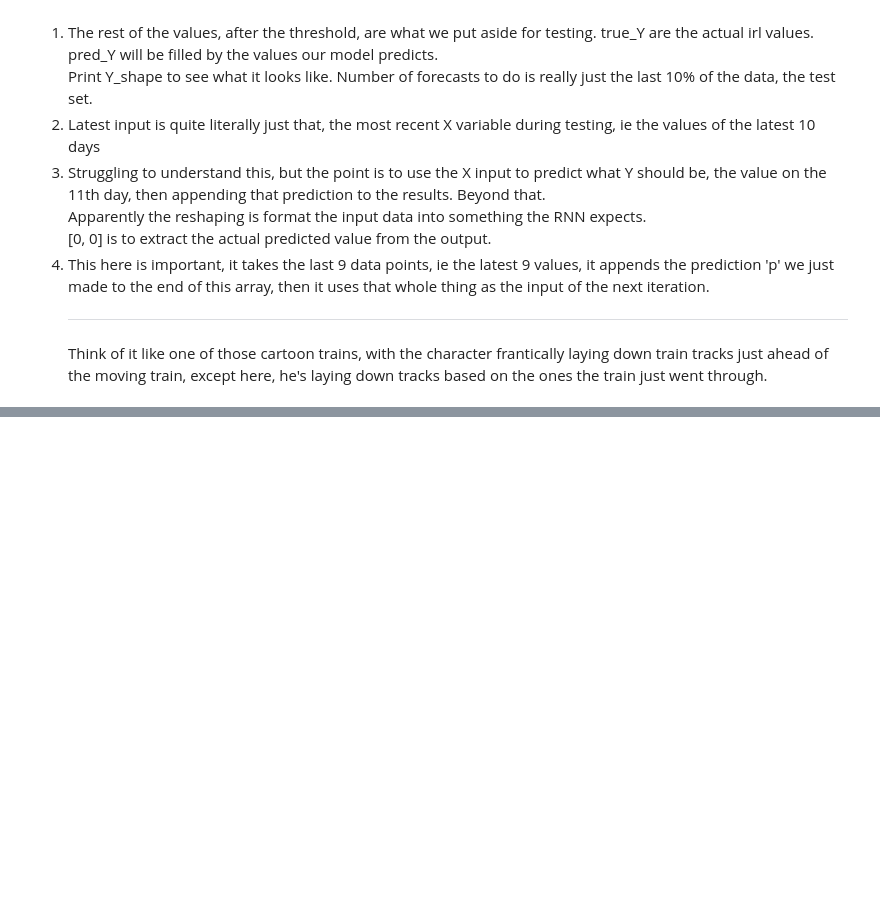
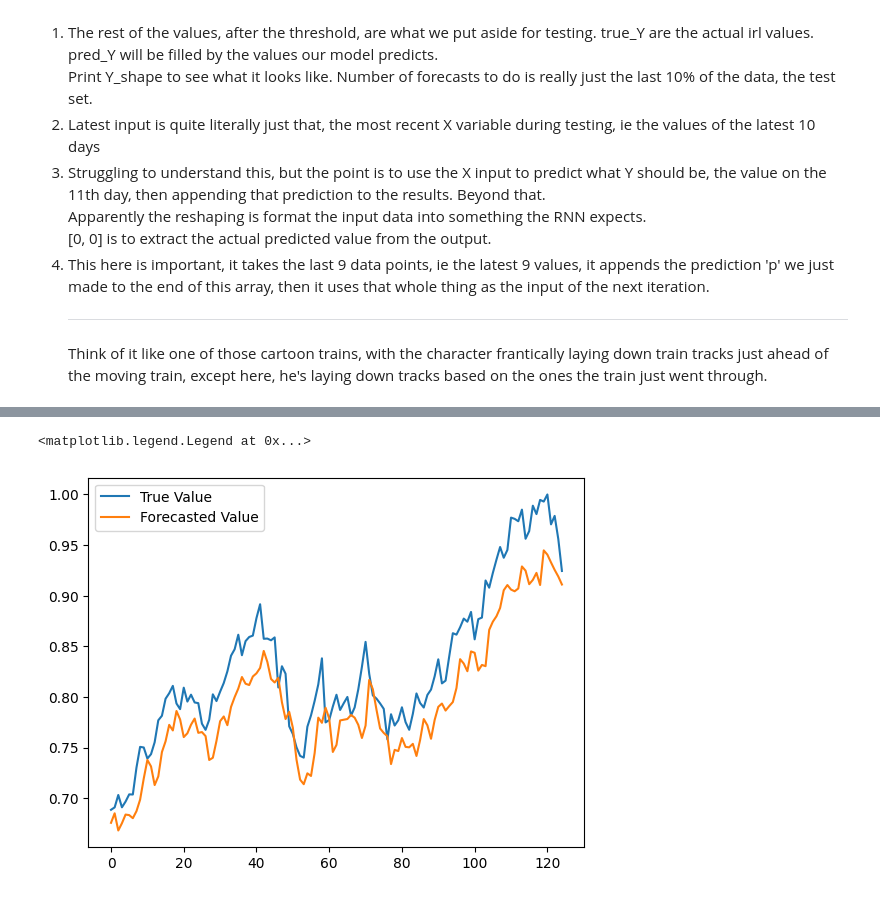
Before and after one commit to Ray-Man05/Machine_Learning_Tutorials, a Jupyter notebook: Spencer_RNN_Tut.ipynb, the cells around one changed output, grey strips where cells are left out. Cells and saved outputs as stored; diff of their text form; code cells hidden in the pictures; blank space fills up the shorter version.

```diff
--- a/Spencer_RNN_Tut.ipynb
+++ b/Spencer_RNN_Tut.ipynb
@@ -363,0 +453,21 @@ Number of Forecasts to do:  125
+# %%
+model = keras.Sequential()
+# 1
+model.add(layers.SimpleRNN(30,
+                           activation = 'tanh',
+                           use_bias = True,
+# 2
+                           input_shape=(trainX.shape[1], trainX.shape[2]),
+# 3
+                          #  return_sequences=True
+                           ))
+# model.add(layers.Dropout(rate=0.2))
+# model.add(layers.SimpleRNN(30, activation='relu'))
+
+model.add(layers.Dropout(rate=0.2))
+
+model.add(layers.Dense(1))
+
+model.compile(loss='mean_squared_error', optimizer='adam', metrics=['accuracy'])
+
+model.summary()
@@ -363,0 +552,6 @@ Number of Forecasts to do:  125
+# %%
+y_pred = model.predict(testX)
+plt.plot(testY, label = 'True Value')
+plt.plot(y_pred, label = 'Forecasted Value')
+plt.legend()
+# %% [output]
@@ -363,0 +561,2 @@ Number of Forecasts to do:  125
+<matplotlib.legend.Legend at 0x...>
+[figure, added]
```
Also changed, not shown: parts of 24 cells of this notebook.
